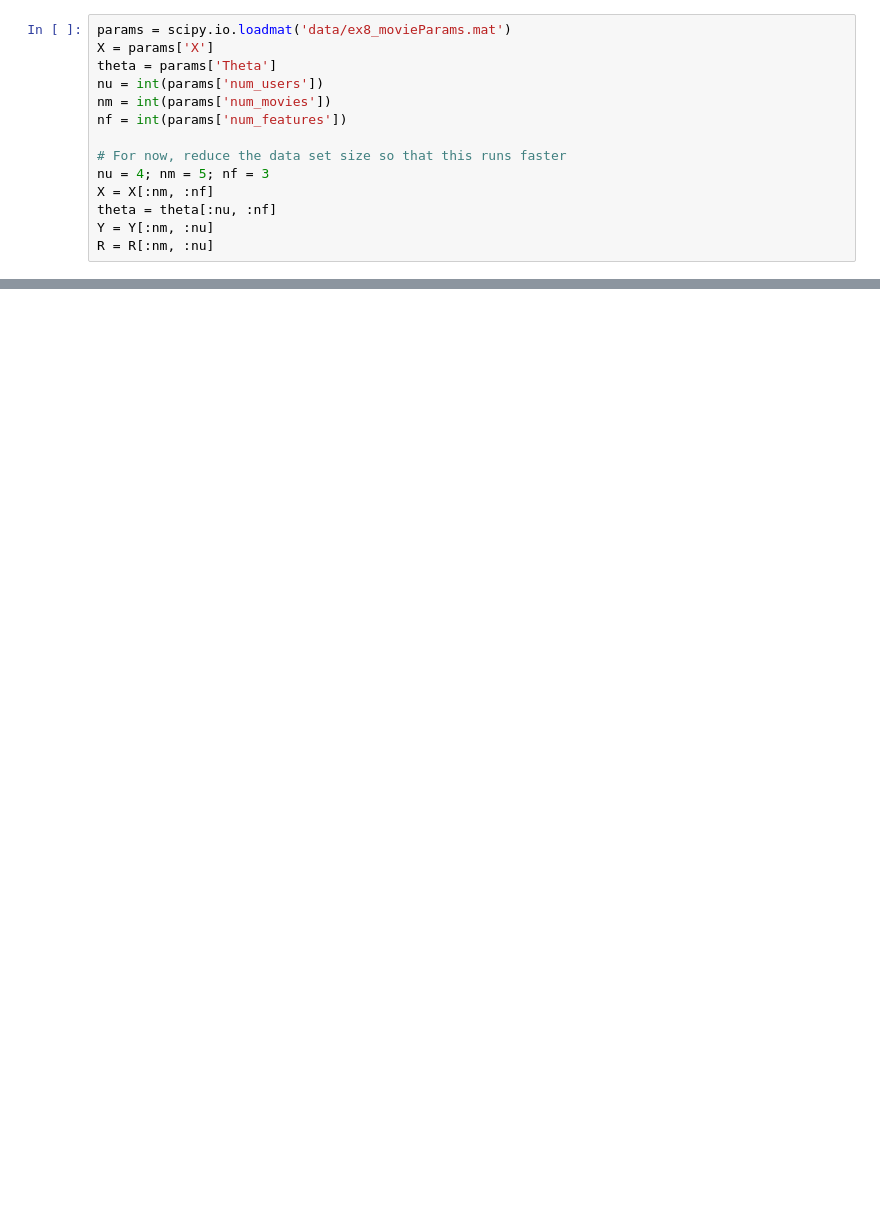
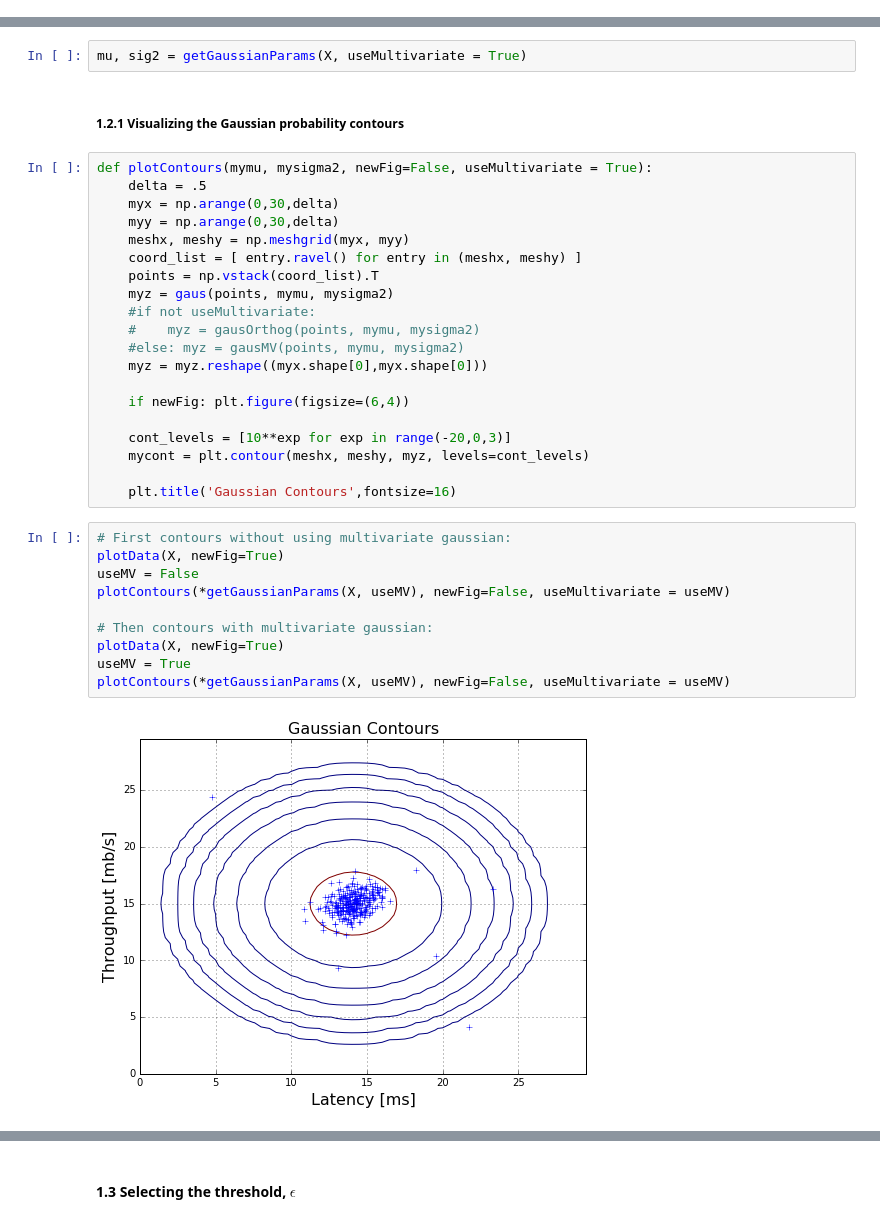
Before and after one commit to bmdVC013/ml-algorithms-in-python, a Jupyter notebook: 8_anomaly_detection_n_recommender_systems.ipynb, the cells around one changed output, grey strips where cells are left out. Drawn from its saved outputs; the diff is of its cells as text; blank space fills up the shorter version.

```diff
--- a/8_anomaly_detection_n_recommender_systems.ipynb
+++ b/8_anomaly_detection_n_recommender_systems.ipynb
@@ -230,14 +29,0 @@ print(R.shape)
-# %%
-params = scipy.io.loadmat('data/ex8_movieParams.mat')
-X = params['X']
-theta = params['Theta']
-nu = int(params['num_users'])
-nm = int(params['num_movies'])
-nf = int(params['num_features'])
-
-# For now, reduce the data set size so that this runs faster
-nu = 4; nm = 5; nf = 3
-X = X[:nm, :nf]
-theta = theta[:nu, :nf]
-Y = Y[:nm, :nu]
-R = R[:nm, :nu]
@@ -299,0 +71,36 @@ Cost with nu = 4, nm = 5, nf = 3 (and lambda = 1.5) is 31.34.
+# %%
+mu, sig2 = getGaussianParams(X, useMultivariate = True)
+# %% [markdown]
+##### 1.2.1 Visualizing the Gaussian probability contours
+# %%
+def plotContours(mymu, mysigma2, newFig=False, useMultivariate = True):
+    delta = .5
+    myx = np.arange(0,30,delta)
+    myy = np.arange(0,30,delta)
+    meshx, meshy = np.meshgrid(myx, myy)
+    coord_list = [ entry.ravel() for entry in (meshx, meshy) ]
+    points = np.vstack(coord_list).T
+    myz = gaus(points, mymu, mysigma2)
+    #if not useMultivariate:
+    #    myz = gausOrthog(points, mymu, mysigma2)
+    #else: myz = gausMV(points, mymu, mysigma2)
+    myz = myz.reshape((myx.shape[0],myx.shape[0]))
+
+    if newFig: plt.figure(figsize=(6,4))
+
+    cont_levels = [10**exp for exp in range(-20,0,3)]
+    mycont = plt.contour(meshx, meshy, myz, levels=cont_levels)
+
+    plt.title('Gaussian Contours',fontsize=16)
+# %%
+# First contours without using multivariate gaussian:
+plotData(X, newFig=True)
+useMV = False
+plotContours(*getGaussianParams(X, useMV), newFig=False, useMultivariate = useMV)
+
+# Then contours with multivariate gaussian:
+plotData(X, newFig=True)
+useMV = True
+plotContours(*getGaussianParams(X, useMV), newFig=False, useMultivariate = useMV)
+# %% [output]
+[figure, added]
@@ -299,0 +108,2 @@ Cost with nu = 4, nm = 5, nf = 3 (and lambda = 1.5) is 31.34.
+# %% [markdown]
+#### 1.3 Selecting the threshold, $\epsilon$
```
Also changed, not shown: parts of 77 cells of this notebook.
